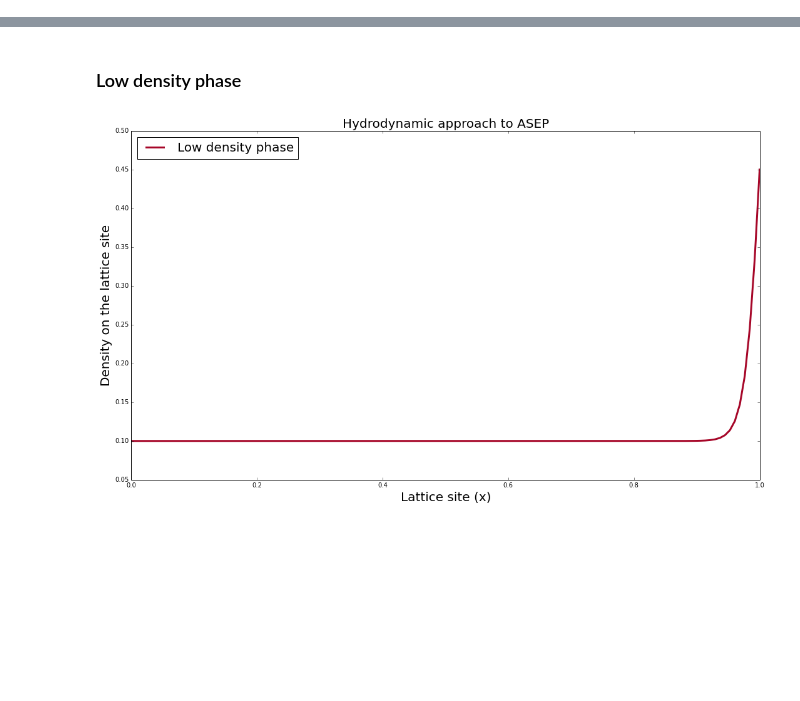
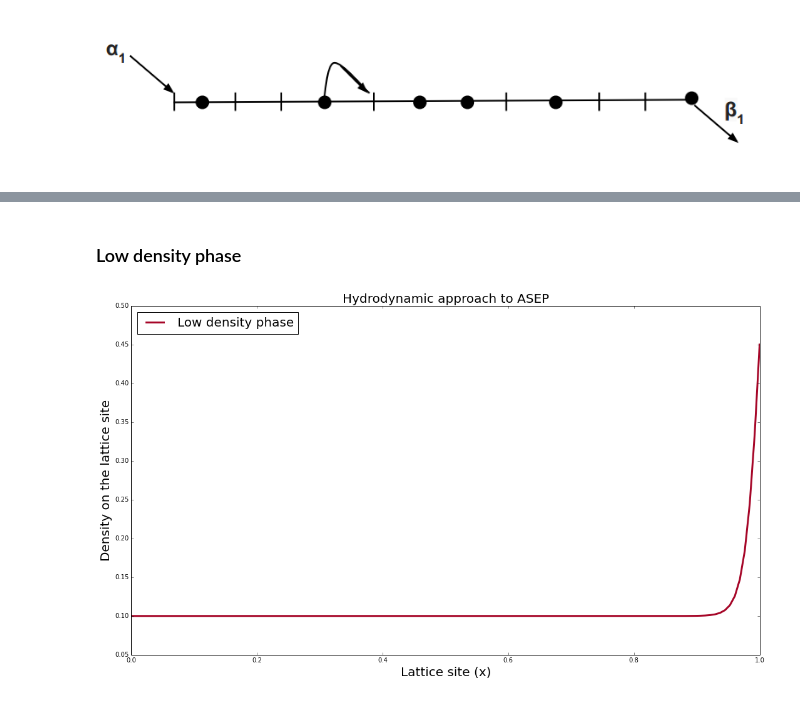
Before and after one commit to rajeshrinet/compPhy, a Jupyter notebook: codes/IPythonNotebooks/asep.ipynb, the cells around one changed output, grey strips where cells are left out. Drawn from its saved outputs; the diff is of its cells as text; code cells hidden in the pictures; blank space fills up the shorter version.

```diff
--- a/codes/IPythonNotebooks/asep.ipynb
+++ b/codes/IPythonNotebooks/asep.ipynb
@@ -12,0 +5,5 @@ while particles are absorbed from the other end on the lattice at a rate $\beta_
+# %%
+from IPython.core.display import Image
+Image(filename='asep-schema.png')
+# %% [output]
+[figure, added]
```
Also changed, not shown: parts of 4 cells of this notebook, 1 other file.
